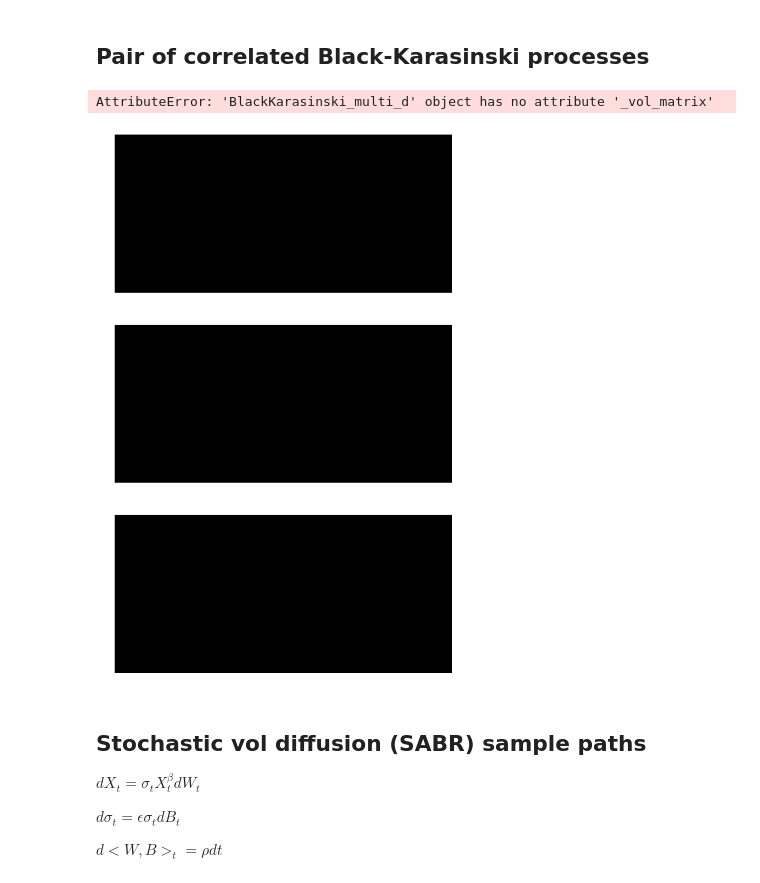
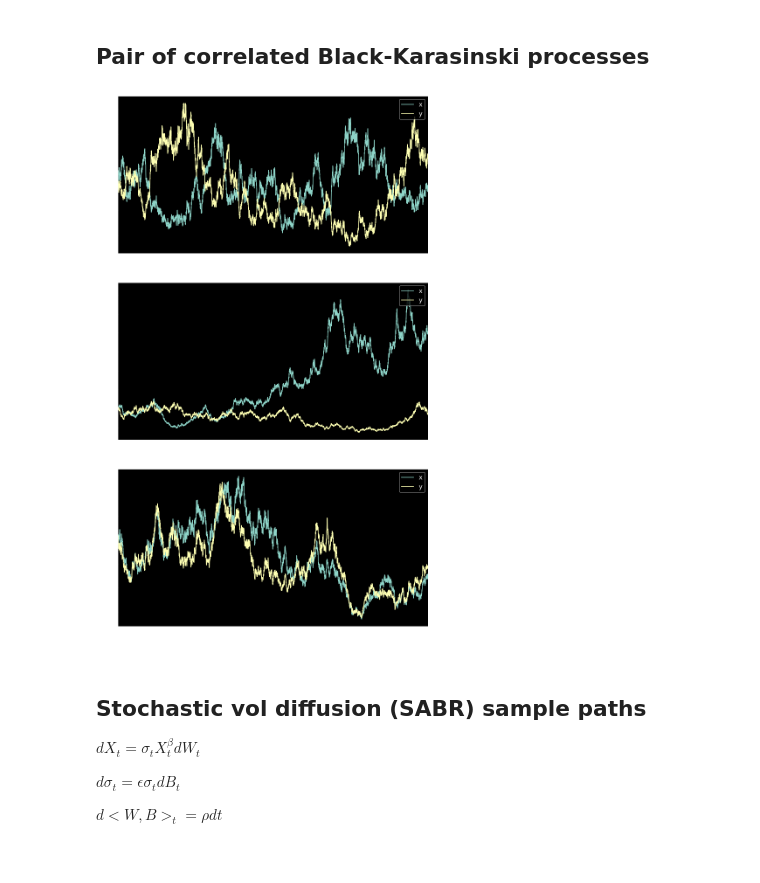
Before and after one commit to sauxpa/stochastic, a Jupyter notebook: examples/ito_diffusions_examples/brownian_diffusions.ipynb, the cells around one changed output. Saved outputs shown, nothing was run; the diff lists cells and outputs as text; code cells hidden in the pictures.

```diff
--- a/examples/ito_diffusions_examples/brownian_diffusions.ipynb
+++ b/examples/ito_diffusions_examples/brownian_diffusions.ipynb
@@ -181,7 +181,7 @@ x0 = [0.0, 0.0]
 rhos = [-0.5, 0, 0.5]
 
 X = Vasicek_multi_d(
-    x0=x0, T=T, mean_reversion=1.0, long_term=0.0,
+    x0=x0, T=T, mean_reversion=[1.0, 1.0],  long_term=[0.0, 0.0],
     vol=np.eye(2), scheme_steps=SCHEME_STEPS, keys=['x', 'y']
 )
 
@@ -206,31 +206,30 @@ plt.show()
 # %%
 fig, axes = plt.subplots(nrows=3, ncols=1)
 
 x0 = [0.0, 0.0]
 rhos = [-0.5, 0, 0.5]
 
 X = BlackKarasinski_multi_d(
-    x0=x0, T=T, mean_reversion=1.0, long_term=0.0,
+    x0=x0, T=T, mean_reversion=[1.0, 1.0],  long_term=[0.0, 0.0],
     vol=np.eye(2), scheme_steps=SCHEME_STEPS, keys=['x', 'y']
 )
 
 for i, ax in enumerate(axes):
     rho = rhos[i]
     vol = [[1, rho], [rho, 1]]
 
     X.vol_matrix = vol
     df = X.simulate()
     df.plot(kind='line', ax=ax)
 
     ax.set_xlabel('time\nrho={:.0%}'.format(rho))
     ax.set_ylabel('spot')
     ax.legend(loc='upper right')
 
 plt.tight_layout()
 plt.show()
 # %% [output]
-AttributeError: 'BlackKarasinski_multi_d' object has no attribute '_vol_matrix'
-[figure, old version]
+[figure, new version]
 # %% [markdown]
 ## Stochastic vol diffusion (SABR) sample paths
 
```
Also changed, not shown: parts of 12 cells of this notebook.
